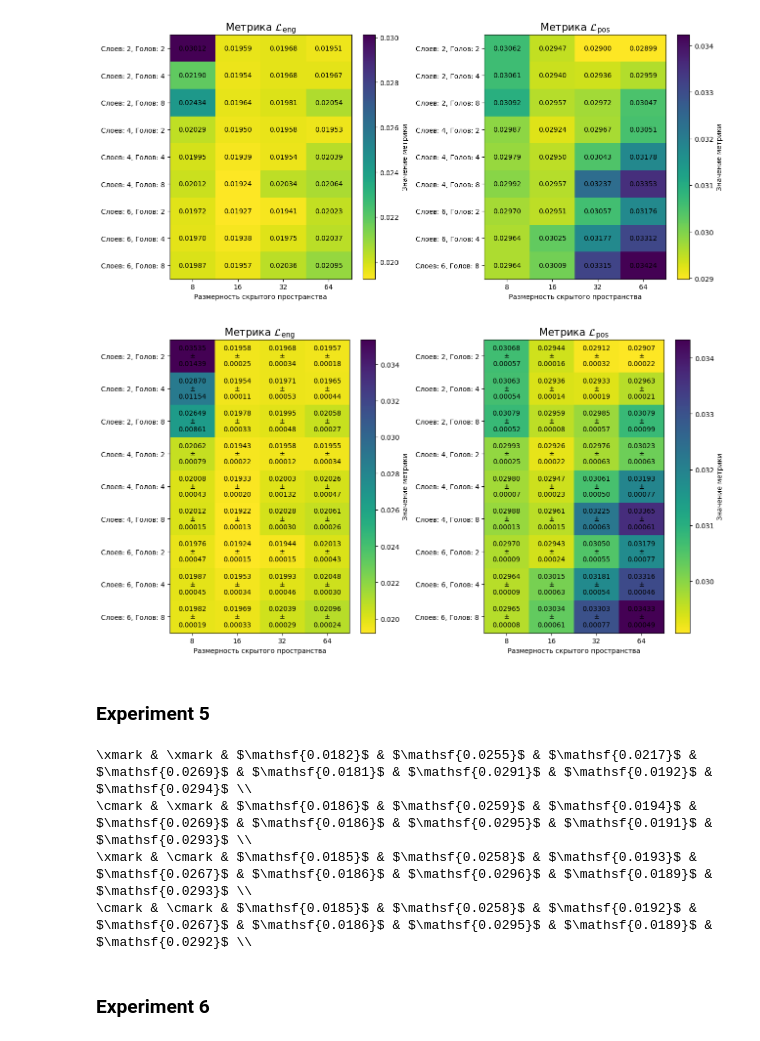
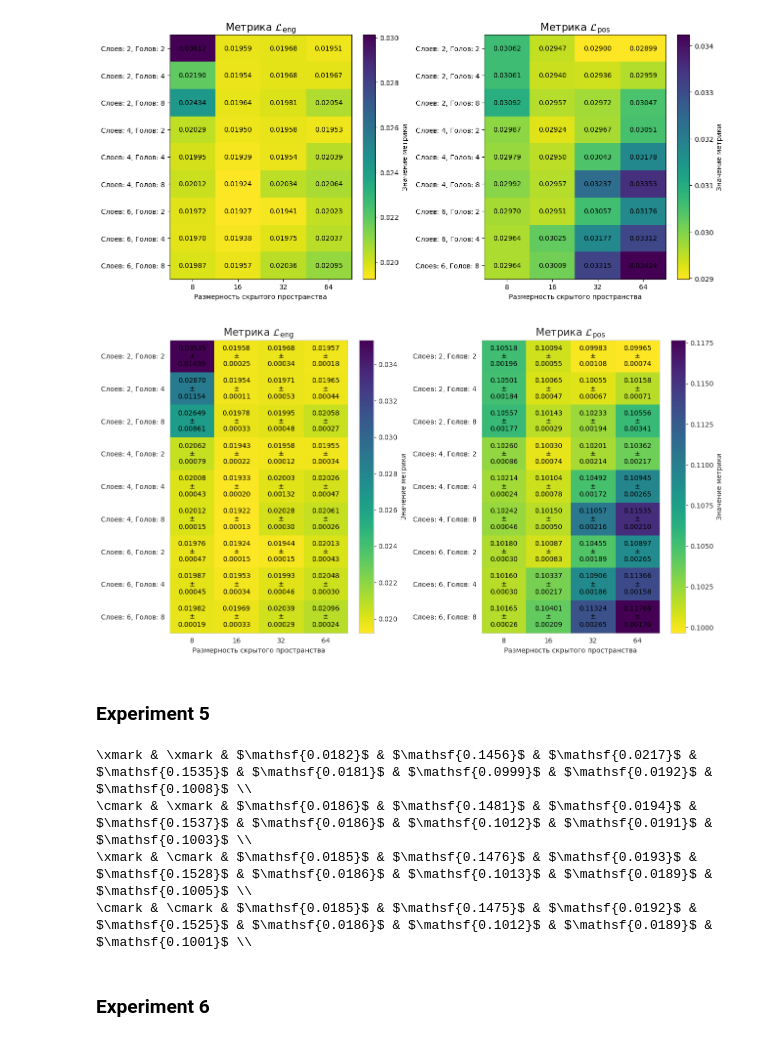
Before and after one commit to dxtvzw/ecal-optimization, a Jupyter notebook: report/data/collect_data.ipynb, the cells around one changed output. Drawn from its saved outputs; the diff is of its cells as text; code cells hidden in the pictures.

```diff
--- a/report/data/collect_data.ipynb
+++ b/report/data/collect_data.ipynb
@@ -265,6 +286,11 @@ def pretty_print(loss_fn: str):
 
 for loss_fn in eng_losses:
     data = per_loss[loss_fn]
+
+    # changing L_{pos} to be in centimeters
+    for shape in shapes:
+        data['pos'][shape] = convert(data['pos'][shape], shape)
+
     print("\\textsf{", pretty_print(loss_fn), "} &", sep='', end=' ')
     print("$\mathcal{L}_{\mathsf{eng}}$", end=' ')
     for shape in shapes:
@@ -316,9 +342,18 @@ for ax, (metric, latex_metric) in zip(axes, metrics.items()):
         values = {shape: [] for shape in shapes}
 
         for shape in shapes:
-            tmp = cur_df.loc[cur_df['group'] == f"exp2_{shape}_{df_name}"]['summary']
-            tmp = tmp[tmp.apply(lambda x: metric in x)]
-            values[shape] = tmp.apply(lambda x: x[metric]).tolist()
+            tmp = cur_df.loc[cur_df['group'] == f"exp2_{shape}_{df_name}"]
+            tmp = tmp[tmp['summary'].apply(lambda x: metric in x)]
+
+            # changing L_{pos} to be in centimeters
+            tmp['val_total'] = tmp['summary'].apply(lambda x: x['val_total'])
+            tmp['RMSE_E eng'] = tmp['summary'].apply(lambda x: x['RMSE_E eng'])
+            tmp['RMSE pos'] = tmp['summary'].apply(lambda x: x['RMSE pos'])
+
+            tmp['RMSE pos'] = convert(tmp['RMSE pos'], shape)
+            tmp['val_total'] = 0.5 * tmp['RMSE_E eng'] + 0.5 * tmp['RMSE pos']
+
+            values[shape] = tmp[metric].tolist()
 
         sorted_values = sorted(values.items(), key=lambda x: shapes.index(x[0]))
 
@@ -406,6 +441,12 @@ for i, (ax1, shape) in enumerate(zip(axs, shapes)):
     arr_eng = arr_eng[1:-1]
 
     arr_pos = sorted(list(data['pos'][shape].items()), key=lambda x: x[0])
+
+    # changing L_{pos} to be in centimeters
+    tmp = [x[1] for x in arr_pos]
+    tmp = convert(np.array(tmp), shape)
+    arr_pos = [(alpha, new_val) for (alpha, old_val), new_val in zip(arr_pos, tmp)]
+
     arr_pos = arr_pos[1:-1]
 
     ax1.plot([x[0] for x in arr_eng], [x[1] for x in arr_eng], color='blue', linestyle='-', marker='o', markersize=8, label='$\mathcal{L}_{\mathsf{eng}}$')
@@ -480,6 +521,12 @@ for i, (ax1, shape) in enumerate(zip(axs, shapes)):
     arr_eng = arr_eng[1:-1]
 
     arr_pos = sorted(list(data['pos'][shape].items()), key=lambda x: x[0])
+
+    # changing L_{pos} to be in centimeters
+    tmp = [x[1] for x in arr_pos]
+    tmp = convert(np.array(tmp), shape)
+    arr_pos = [(alpha, new_val) for (alpha, old_val), new_val in zip(arr_pos, tmp)]
+
     arr_pos = arr_pos[1:-1]
 
     ax1.plot([x[0] for x in arr_eng], [aggr_func(x[1]) for x in arr_eng], color='blue', linestyle='-', marker='o', markersize=8, label='$\mathcal{L}_{\mathsf{eng}}$')
@@ -668,6 +711,8 @@ for i, num_layers in enumerate(all_num_layers):
             loss_val['pos'][i, j, k] = cur_df[cur_df['group'] == f"exp4_{num_layers}_{hidden_dim}_{num_heads}"]['summary'].apply(lambda x: x['RMSE pos']).tolist()
 # %%
 fig, axs = plt.subplots(1, 2, figsize=(13, 7))  # 1 row, 3 columns
+
+loss_val['pos'] = convert(loss_val['pos'], "25x25")
 
 for i, (ax, metric) in enumerate(zip(axs, ["eng", "pos"])):
     data = loss_val[metric]
@@ -675,35 +720,35 @@ for i, (ax, metric) in enumerate(zip(axs, ["eng", "pos"])):
     im = ax.imshow(data.mean(-1).reshape(data.shape[0] * data.shape[1], data.shape[2]), cmap='viridis_r', aspect='auto')
 
     # Add color bar
     cbar = ax.figure.colorbar(im, ax=ax)
     cbar.set_label('Значение метрики')
 
     # Set ticks and labels
     ax.set_xticks(np.arange(data.shape[2]))
     ax.set_yticks(np.arange(data.shape[0] * data.shape[1]))  # Adjusted range for the last row
     ax.set_xticklabels(all_hidden_dim)
     ax.set_yticklabels(['Слоев: {}, Голов: {}'.format(layer, head) for layer in all_num_layers for head in all_num_heads])  # Added an empty label for padding
 
     # Rotate the tick labels and set their alignment.
     # plt.setp(ax.get_xticklabels(), rotation=45, ha="right", rotation_mode="anchor")
 
     # Loop over data dimensions and create text annotations.
     for i in range(data.shape[0]):
         for j in range(data.shape[1]):
             for k in range(data.shape[2]):
                 text = ax.text(k, i * data.shape[1] + j, f"{data[i, j, k].mean():.5f}\n$\pm$\n{data[i, j, k].std():.5f}",
                             ha="center", va="center", color="black")
 
     metric_name = "$\mathcal{L}_{\mathsf{eng}}$" if metric == "eng" else "$\mathcal{L}_{\mathsf{pos}}$"
     ax.set_title(f"Метрика {metric_name}", fontsize=15)
     ax.set_xlabel('Размерность скрытого пространства')
-    # ax.set_ylabel('Number of Layers and Heads')
+    ax.grid(False)
 
 plt.tight_layout()
 plt.savefig('../graphics/exp4_model_params_std')
 plt.show()
 # %% [output]
-[figure, old version]
+[figure, new version]
 # %% [markdown]
 ### Experiment 5
 # %%
@@ -753,13 +798,16 @@ for use_flip, use_rot in augs:
     for shape in shapes:
         for dataset in datasets:
             for metric in metrics:
-                print("& " "$\\mathsf{", f"{data[(shape, dataset, metric, use_flip, use_rot)]:0.4f}", "}$", sep='', end=' ')
+                value = data[(shape, dataset, metric, use_flip, use_rot)]
+                if metric == "pos":
+                    value = convert(value, shape)
+                print("& " "$\\mathsf{", f"{value:0.4f}", "}$", sep='', end=' ')
     print('\\\\')
 # %% [output]
-\xmark & \xmark & $\mathsf{0.0182}$ & $\mathsf{0.0255}$ & $\mathsf{0.0217}$ & $\mathsf{0.0269}$ & $\mathsf{0.0181}$ & $\mathsf{0.0291}$ & $\mathsf{0.0192}$ & $\mathsf{0.0294}$ \\
-\cmark & \xmark & $\mathsf{0.0186}$ & $\mathsf{0.0259}$ & $\mathsf{0.0194}$ & $\mathsf{0.0269}$ & $\mathsf{0.0186}$ & $\mathsf{0.0295}$ & $\mathsf{0.0191}$ & $\mathsf{0.0293}$ \\
-\xmark & \cmark & $\mathsf{0.0185}$ & $\mathsf{0.0258}$ & $\mathsf{0.0193}$ & $\mathsf{0.0267}$ & $\mathsf{0.0186}$ & $\mathsf{0.0296}$ & $\mathsf{0.0189}$ & $\mathsf{0.0293}$ \\
-\cmark & \cmark & $\mathsf{0.0185}$ & $\mathsf{0.0258}$ & $\mathsf{0.0192}$ & $\mathsf{0.0267}$ & $\mathsf{0.0186}$ & $\mathsf{0.0295}$ & $\mathsf{0.0189}$ & $\mathsf{0.0292}$ \\
+\xmark & \xmark & $\mathsf{0.0182}$ & $\mathsf{0.1456}$ & $\mathsf{0.0217}$ & $\mathsf{0.1535}$ & $\mathsf{0.0181}$ & $\mathsf{0.0999}$ & $\mathsf{0.0192}$ & $\mathsf{0.1008}$ \\
+\cmark & \xmark & $\mathsf{0.0186}$ & $\mathsf{0.1481}$ & $\mathsf{0.0194}$ & $\mathsf{0.1537}$ & $\mathsf{0.0186}$ & $\mathsf{0.1012}$ & $\mathsf{0.0191}$ & $\mathsf{0.1003}$ \\
+\xmark & \cmark & $\mathsf{0.0185}$ & $\mathsf{0.1476}$ & $\mathsf{0.0193}$ & $\mathsf{0.1528}$ & $\mathsf{0.0186}$ & $\mathsf{0.1013}$ & $\mathsf{0.0189}$ & $\mathsf{0.1005}$ \\
+\cmark & \cmark & $\mathsf{0.0185}$ & $\mathsf{0.1475}$ & $\mathsf{0.0192}$ & $\mathsf{0.1525}$ & $\mathsf{0.0186}$ & $\mathsf{0.1012}$ & $\mathsf{0.0189}$ & $\mathsf{0.1001}$ \\
 # %% [markdown]
 ### Experiment 6
 # %%
```
Also changed, not shown: parts of 10 cells of this notebook, 9 other files.
